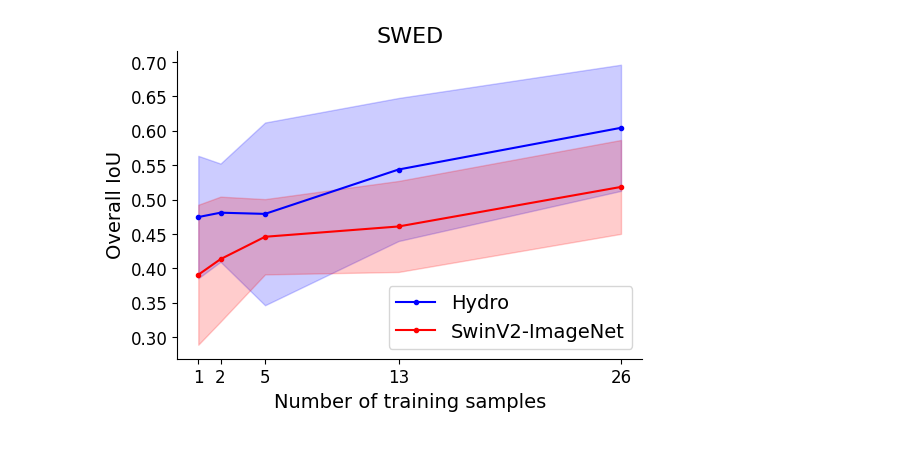
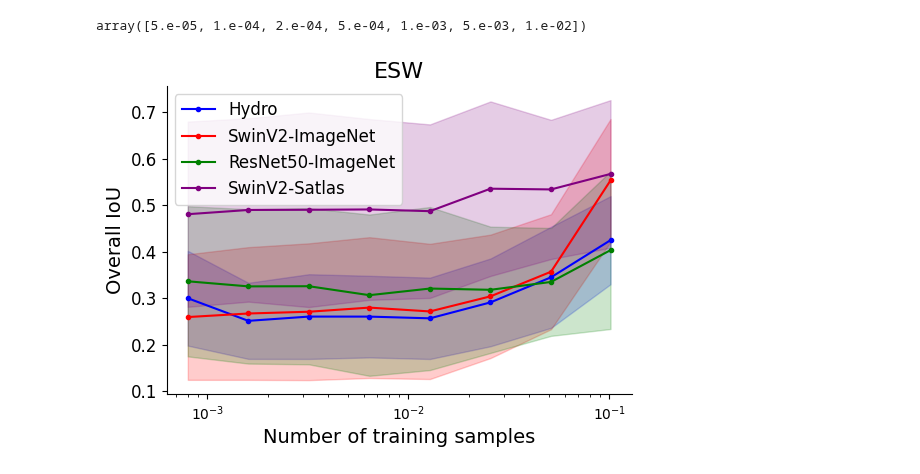
Before and after one commit to isaaccorley/hydro-foundation-model, a Jupyter notebook: notebooks/results.ipynb, the cells around one changed output. Drawn from its saved outputs; the diff is of its cells as text; code cells hidden in the pictures.

```diff
--- a/notebooks/results.ipynb
+++ b/notebooks/results.ipynb
@@ -8,6 +10,8 @@ import numpy as np
 # %%
-df_hydro = pd.read_csv('swed_hydro_msi_2.csv', index_col=0)
-df_swinv2_imagenet = pd.read_csv("swed_swinv2_imagenet_msi_2.csv", index_col=0)
+df_hydro = pd.read_csv(f"{dataset}_hydro_msi_1.csv", index_col=0)
+df_swinv2_imagenet = pd.read_csv(f"{dataset}_unet_swinv2_imagenet_msi_1.csv", index_col=0)
+df_resnet50_imagenet = pd.read_csv(f"{dataset}_unet_resnet50_msi_1.csv", index_col=0)
+df_swinv2_satlas = pd.read_csv(f"{dataset}_unet_swinv2_satlas_msi_1.csv", index_col=0)
 # %%
 # Calculate means and standard deviations for df_hydro
 pivot_hydro = df_hydro.pivot_table(values='test_OverallIoU', index='train_fraction', aggfunc=[np.mean, np.std])
@@ -20,26 +24,49 @@ pivot_swinv2_imagenet = df_swinv2_imagenet.pivot_table(values='test_OverallIoU',
 results_swinv2_imagenet_xs = pivot_swinv2_imagenet.index.values.squeeze()
 results_swinv2_imagenet_means = pivot_swinv2_imagenet['mean'].values.squeeze()
 results_swinv2_imagenet_stds = pivot_swinv2_imagenet['std'].values.squeeze()
+
+# Calculate means and standard deviations for df_resnet50_imagenet
+pivot_resnet50_imagenet = df_resnet50_imagenet.pivot_table(values='test_OverallIoU', index='train_fraction', aggfunc=[np.mean, np.std])
+results_resnet50_imagenet_xs = pivot_resnet50_imagenet.index.values.squeeze()
+results_resnet50_imagenet_means = pivot_resnet50_imagenet['mean'].values.squeeze()
+results_resnet50_imagenet_stds = pivot_resnet50_imagenet['std'].values.squeeze()
+
+# Calculate means and standard deviations for df_swinv2_satlas
+pivot_swinv2_satlas = df_swinv2_satlas.pivot_table(values='test_OverallIoU', index='train_fraction', aggfunc=[np.mean, np.std])
+results_swinv2_satlas_xs = pivot_swinv2_satlas.index.values.squeeze()
+results_swinv2_satlas_means = pivot_swinv2_satlas['mean'].values.squeeze()
+results_swinv2_satlas_stds = pivot_swinv2_satlas['std'].values.squeeze()
+# %%
+results_hydro_xs
+# %% [output]
+array([5.e-05, 1.e-04, 2.e-04, 5.e-04, 1.e-03, 5.e-03, 1.e-02])
 # %%
 plt.figure(figsize=(6, 4))
 ax = plt.gca()
 
 plt.plot(results_hydro_xs, results_hydro_means, marker=".", label="Hydro", color='blue')
 plt.fill_between(results_hydro_xs, results_hydro_means - results_hydro_stds, results_hydro_means + results_hydro_stds, color='blue', alpha=0.2)
 
 plt.plot(results_swinv2_imagenet_xs, results_swinv2_imagenet_means, marker=".", label="SwinV2-ImageNet", color='red')
 plt.fill_between(results_swinv2_imagenet_xs, results_swinv2_imagenet_means - results_swinv2_imagenet_stds, results_swinv2_imagenet_means + results_swinv2_imagenet_stds, color='red', alpha=0.2)
 
+plt.plot(results_resnet50_imagenet_xs, results_resnet50_imagenet_means, marker=".", label="ResNet50-ImageNet", color='green')
+plt.fill_between(results_resnet50_imagenet_xs, results_resnet50_imagenet_means - results_resnet50_imagenet_stds, results_resnet50_imagenet_means + results_resnet50_imagenet_stds, color='green', alpha=0.2)
+
+plt.plot(results_swinv2_satlas_xs, results_swinv2_satlas_means, marker=".", label="SwinV2-Satlas", color='purple')
+plt.fill_between(results_swinv2_satlas_xs, results_swinv2_satlas_means - results_swinv2_satlas_stds, results_swinv2_satlas_means + results_swinv2_satlas_stds, color='purple', alpha=0.2)
+
 plt.xlabel("Number of training samples", fontsize=14)
 plt.ylabel("Overall IoU", fontsize=14)
-plt.xticks(results_hydro_xs, [1,2,5,13,26], fontsize=12)
+#plt.xticks(results_hydro_xs, [1,2,5,13,26], fontsize=12)
 plt.yticks(fontsize=12)
+plt.xscale("log")
 
-plt.title("SWED", fontsize=16)
-plt.legend(fontsize=14)
+plt.title("ESW", fontsize=16)
+plt.legend(loc="upper left", fontsize=12)
 ax.spines['right'].set_visible(False)
 ax.spines['top'].set_visible(False)
 plt.show()
 plt.close()
 # %% [output]
-[figure, old version]
+[figure, new version]
```
Also changed, not shown: parts of 1 cell of this notebook, 1 other file.
